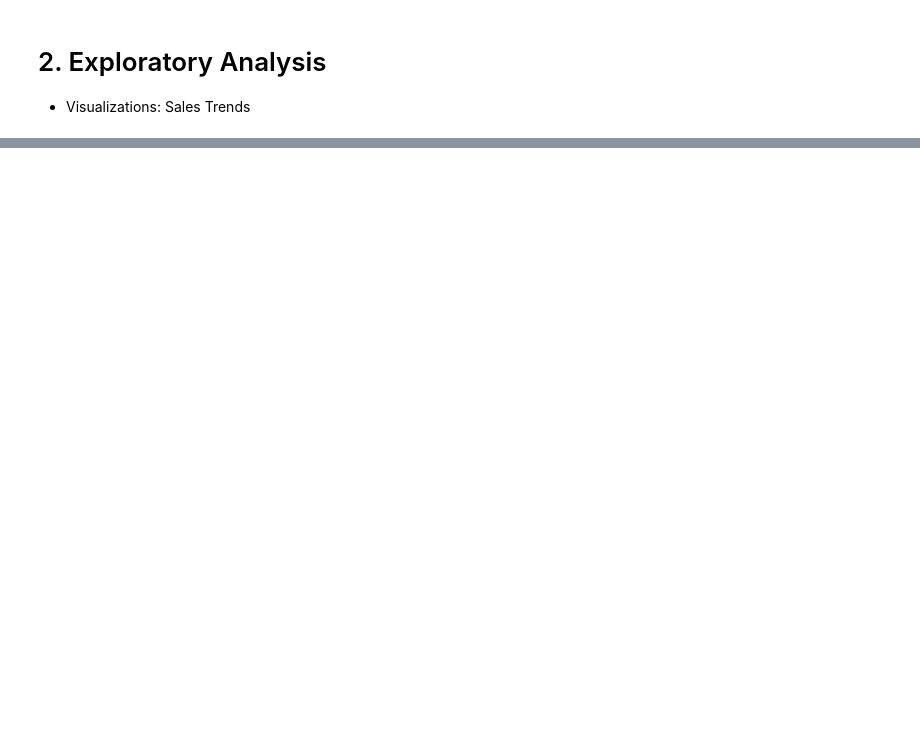
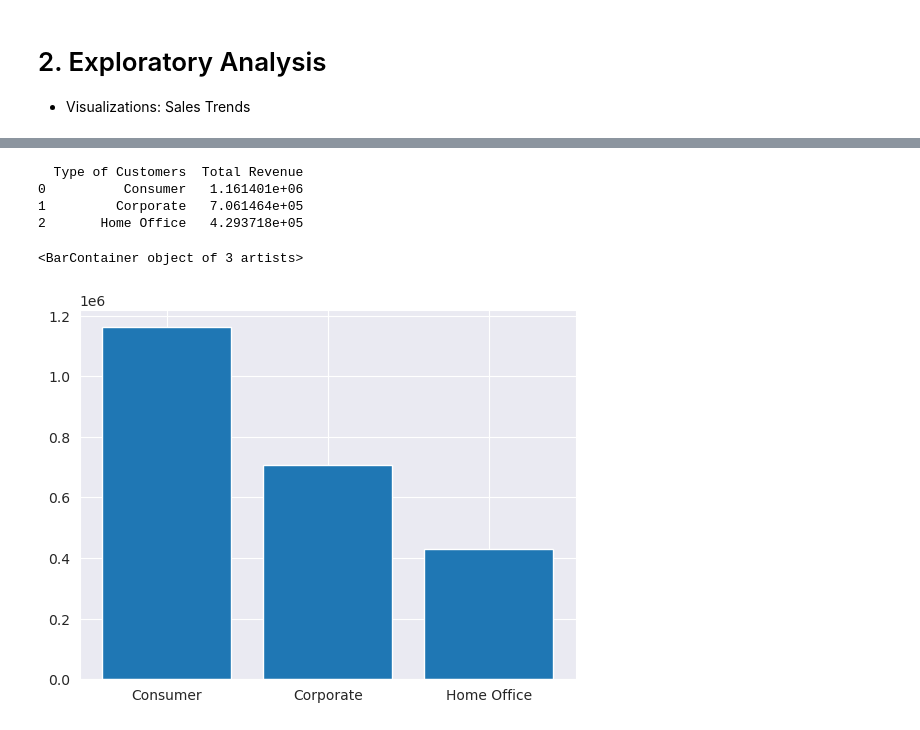
Before and after one commit to zakianazzum/superstore_sales_analysis, a Jupyter notebook: sales_analysis.ipynb, the cells around one changed output, grey strips where cells are left out. Cells and saved outputs as stored; diff of their text form; code cells hidden in the pictures; blank space fills up the shorter version.

```diff
--- a/sales_analysis.ipynb
+++ b/sales_analysis.ipynb
@@ -74,3 +75,4 @@ df.drop_duplicates(inplace=True)
 # %%
-df['Order Date'] = pd.to_datetime(df['Order Date'])
-df['Customer ID'] = df['Customer ID'].astype('category')
+data_columns = ['Order Date', 'Ship Date']
+for col in data_columns:
+    df[col] = pd.to_datetime(df[col])
@@ -127,0 +192,14 @@ clv_df
+# %%
+sales_per_segment = df.groupby('Segment')['Total Revenue'].sum().reset_index()
+sales_per_segment = sales_per_segment.rename(columns={'Segment': 'Type of Customers'})
+
+print(sales_per_segment)
+
+plt.bar(sales_per_segment['Type of Customers'], sales_per_segment['Total Revenue'])
+# %% [output]
+  Type of Customers  Total Revenue
+0          Consumer   1.161401e+06
+1         Corporate   7.061464e+05
+2       Home Office   4.293718e+05
+<BarContainer object of 3 artists>
+[figure, added]
```
Also changed, not shown: parts of 44 cells of this notebook.
